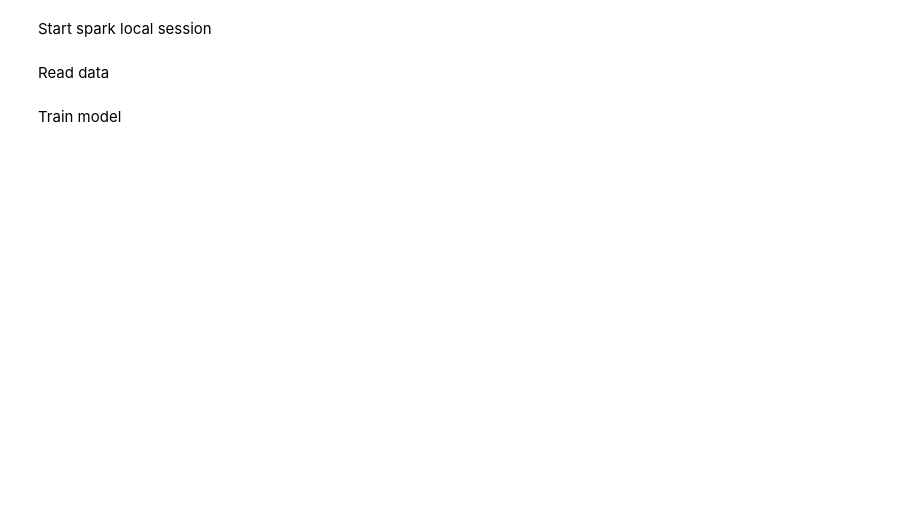
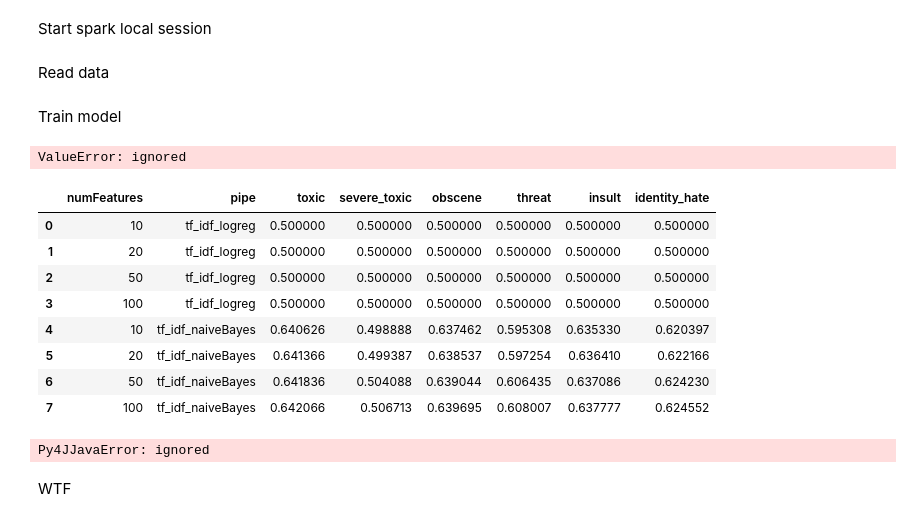
Before and after one commit to ZibyLC/MADE_2022_bigdata_hw5, a Jupyter notebook: hw5.ipynb, the cells around one changed output. Drawn from its saved outputs; the diff is of its cells as text; code cells hidden in the pictures; blank space fills up the shorter version.

```diff
--- a/hw5.ipynb
+++ b/hw5.ipynb
@@ -59,0 +71,63 @@ print(res)
+# %%
+pd.DataFrame(res)
+# %% [output]
+ValueError: ignored
+# %%
+for numFeatures in tqdm.tqdm([10, 20, 50, 100]):
+    scores = []
+    tokenizer = Tokenizer(inputCol="comment_text", outputCol="words")
+    hashingTF = HashingTF(inputCol=tokenizer.getOutputCol(), outputCol="tf", numFeatures=numFeatures)
+    idf = IDF(inputCol=hashingTF.getOutputCol(), outputCol="features")
+    preprocessing = [tokenizer, hashingTF, idf,]
+
+    pipeline = Pipeline(stages=[tokenizer, hashingTF, idf,])
+    res['pipe'].append('tf_idf_naiveBayes')
+    res['numFeatures'].append(numFeatures)
+    for target in targets:
+
+        model = NaiveBayes(
+                featuresCol=idf.getOutputCol(),
+                labelCol=target,
+                smoothing=1.0,
+                modelType="multinomial")
+        metrics = BinaryClassificationEvaluator(labelCol=model.getLabelCol(), rawPredictionCol=model.getRawPredictionCol())
+
+        pipeline = Pipeline(stages=preprocessing + [model,])
+        pipeline = pipeline.fit(train)
+        res[target].append(metrics.evaluate(pipeline.transform(test)))
+
+pd.DataFrame(res)
+# %% [output]
+|  | numFeatures | pipe | toxic | severe_toxic | obscene | threat | insult | identity_hate |
+| 0 | 10 | tf_idf_logreg | 0.500000 | 0.500000 | 0.500000 | 0.500000 | 0.500000 | 0.500000 |
+| 1 | 20 | tf_idf_logreg | 0.500000 | 0.500000 | 0.500000 | 0.500000 | 0.500000 | 0.500000 |
+| 2 | 50 | tf_idf_logreg | 0.500000 | 0.500000 | 0.500000 | 0.500000 | 0.500000 | 0.500000 |
+| 3 | 100 | tf_idf_logreg | 0.500000 | 0.500000 | 0.500000 | 0.500000 | 0.500000 | 0.500000 |
+| 4 | 10 | tf_idf_naiveBayes | 0.640626 | 0.498888 | 0.637462 | 0.595308 | 0.635330 | 0.620397 |
+| 5 | 20 | tf_idf_naiveBayes | 0.641366 | 0.499387 | 0.638537 | 0.597254 | 0.636410 | 0.622166 |
+| 6 | 50 | tf_idf_naiveBayes | 0.641836 | 0.504088 | 0.639044 | 0.606435 | 0.637086 | 0.624230 |
+| 7 | 100 | tf_idf_naiveBayes | 0.642066 | 0.506713 | 0.639695 | 0.608007 | 0.637777 | 0.624552 |
+# %%
+for numFeatures in tqdm.tqdm([10, 20, 50, 100]):
+    scores = []
+    tokenizer = Tokenizer(inputCol="comment_text", outputCol="words")
+    w2v = Word2Vec(inputCol=tokenizer.getOutputCol(), outputCol="features", vectorSize=numFeatures)
+    preprocessing = [tokenizer, w2v]
+
+    pipeline = Pipeline(stages=[tokenizer, w2v])
+    res['pipe'].append('w2v_logreg')
+    res['numFeatures'].append(numFeatures)
+    for target in targets:
+
+        model = LogisticRegression(featuresCol=idf.getOutputCol(), labelCol=target, regParam=0.3, elasticNetParam=0.8)
+        metrics = BinaryClassificationEvaluator(labelCol=model.getLabelCol(), rawPredictionCol=model.getRawPredictionCol())
+
+        pipeline = Pipeline(stages=preprocessing + [model,])
+        pipeline = pipeline.fit(train)
+        res[target].append(metrics.evaluate(pipeline.transform(test)))
+
+pd.DataFrame(res)
+# %% [output]
+Py4JJavaError: ignored
+# %% [markdown]
+WTF
```
Also changed, not shown: parts of 4 cells of this notebook.
